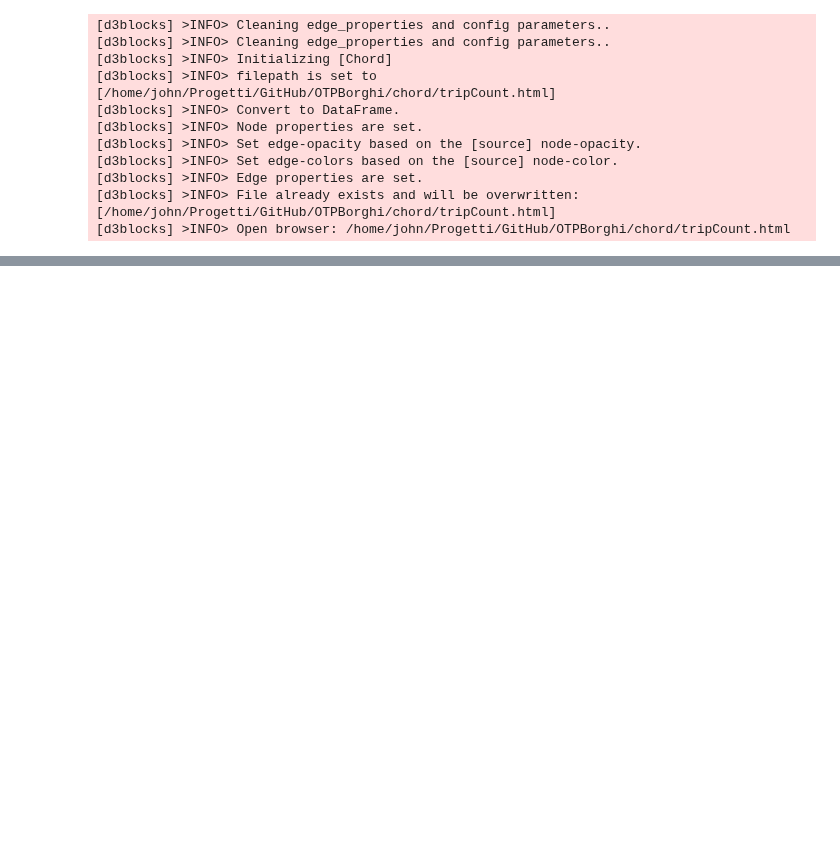
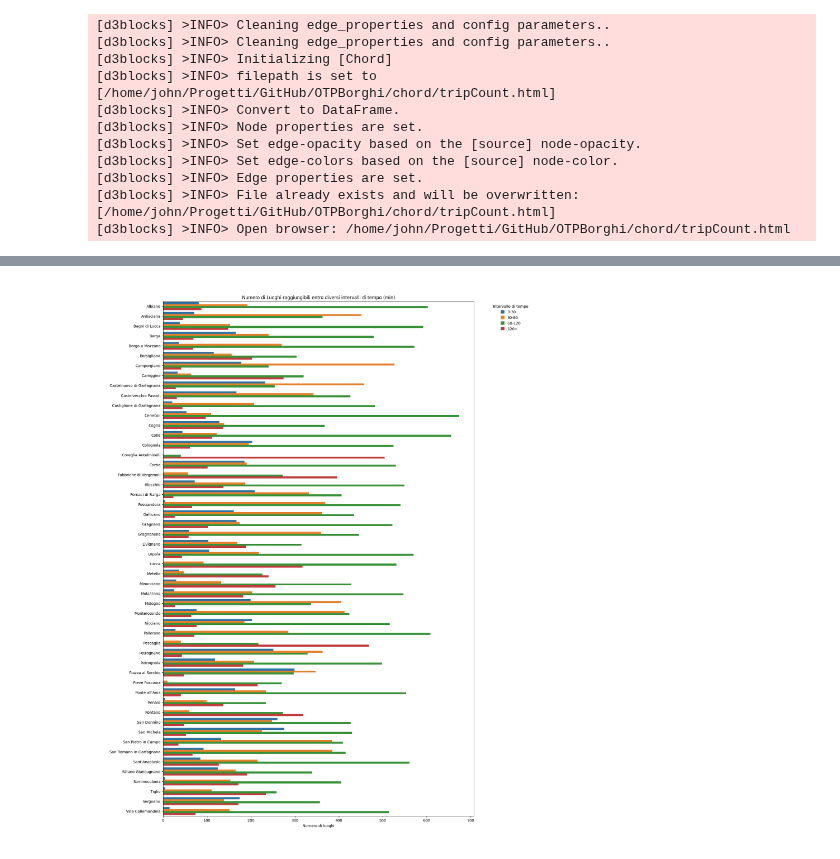
Before and after one commit to bianchi-john/OTPBorghi, a Jupyter notebook: plotter.ipynb, the cells around one changed output, grey strips where cells are left out. Saved outputs shown, nothing was run; the diff lists cells and outputs as text; code cells hidden in the pictures; blank space fills up the shorter version.

```diff
--- a/plotter.ipynb
+++ b/plotter.ipynb
@@ -270,0 +277,4 @@ histogramTimesPerPlace(comuni, "10-04-2023")
+# %%
+histogramTimesPerPlace(comuniFrazioni, "10-04-2023")
+# %% [output]
+[figure, added]
```
Also changed, not shown: parts of 4 cells of this notebook.
